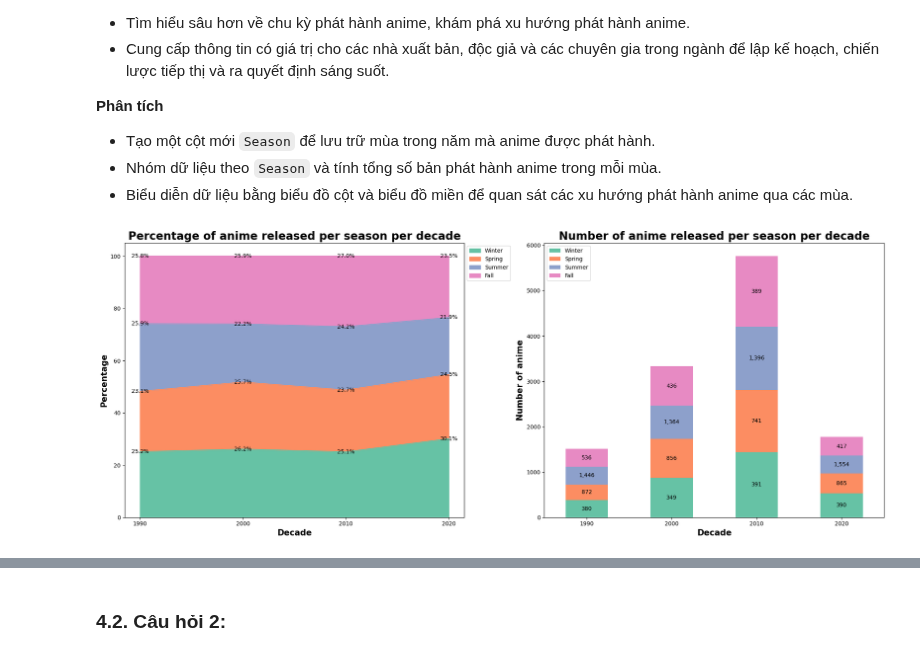
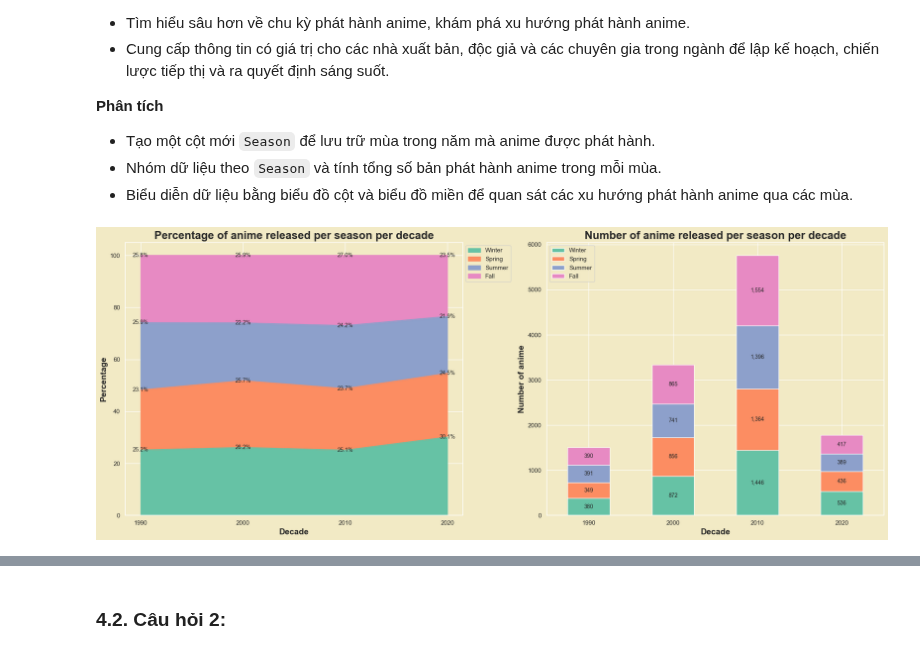
Before and after one commit to MinhHung7/Final_Project_DataScienceProgramming, a Jupyter notebook: anime_data_exploring.ipynb, the cells around one changed output, grey strips where cells are left out. Drawn from its saved outputs; the diff is of its cells as text; code cells hidden in the pictures.

```diff
--- a/anime_data_exploring.ipynb
+++ b/anime_data_exploring.ipynb
@@ -676,40 +687,40 @@ df_copy['Season'] = pd.cut(df_copy['Month'], [0, 3, 6, 9, 12], labels=seasons, i
 anime_per_season = df_copy[df_copy['Year'] >= 1990].groupby(['Decade', 'Season']).size().reset_index(name='Count')
 anime_per_season['Percentage'] = anime_per_season['Count'] / anime_per_season.groupby('Decade')['Count'].transform('sum') * 100
 # %%
+sns.set(rc={"axes.facecolor":"#F2EAC5","figure.facecolor":"#F2EAC5"})
 sns.set_palette("Set2")
 
 fig, ax = plt.subplots(1, 2, figsize=(20, 8))
 
 anime_per_season.groupby(['Decade', 'Season'])['Percentage'].sum().unstack().plot(kind='area', stacked=True, ax=ax[0])
 ax[0].set_title('Percentage of anime released per season per decade', fontsize=20, weight='bold')
 ax[0].set_xlabel('Decade', fontsize=15, weight='bold')
 ax[0].set_ylabel('Percentage', fontsize=15, weight='bold')
 ax[0].legend(loc='upper left', bbox_to_anchor=(1, 1, 0, 0))
 ax[0].set_xticks(range(1990, 2030, 10))
 
 anime_per_season.groupby(['Decade', 'Season'])['Count'].sum().unstack().plot(kind='bar', stacked=True, ax=ax[1])
 ax[1].set_title('Number of anime released per season per decade', fontsize=20, weight='bold')
 ax[1].set_xlabel('Decade', fontsize=15, weight='bold')
 ax[1].set_ylabel('Number of anime', fontsize=15, weight='bold')
 ax[1].legend(loc='upper left')
 ax[1].set_xticklabels(anime_per_season['Decade'].unique(), rotation=0)
 
 for decade, row in anime_per_season.groupby('Decade'):
     if decade in ax[0].get_xticks():
         temp = 0
         for season, percentage in row.set_index('Season')['Percentage'].items():
             x_pos = decade
             temp += percentage
             y_pos = temp
             ax[0].text(x_pos, y_pos, f"{percentage:.1f}%", ha='center', va='center', fontsize=10)
 
-bars = ax[1].patches
-for bar, (index, decade, season, count) in zip(bars, anime_per_season[['Decade', 'Season', 'Count']].itertuples()):
-    x_pos = bar.get_x() + bar.get_width() / 2
-    y_pos = bar.get_y() + bar.get_height() / 2
-    ax[1].text(x_pos, y_pos, f"{count:,}", ha='center', va='center', fontsize=10)
+# Thêm nhãn giá trị cho biểu đồ bar plot
+for container in ax[1].containers:
+    labels = [f"{int(v):,}" if v > 0 else "" for v in container.datavalues]
+    ax[1].bar_label(container, labels=labels, label_type='center', fontsize=10)
 
 plt.tight_layout()
 plt.show()
 # %% [output]
-[figure, old version]
+[figure, new version]
```
Also changed, not shown: parts of 17 cells of this notebook, 1 other file.
